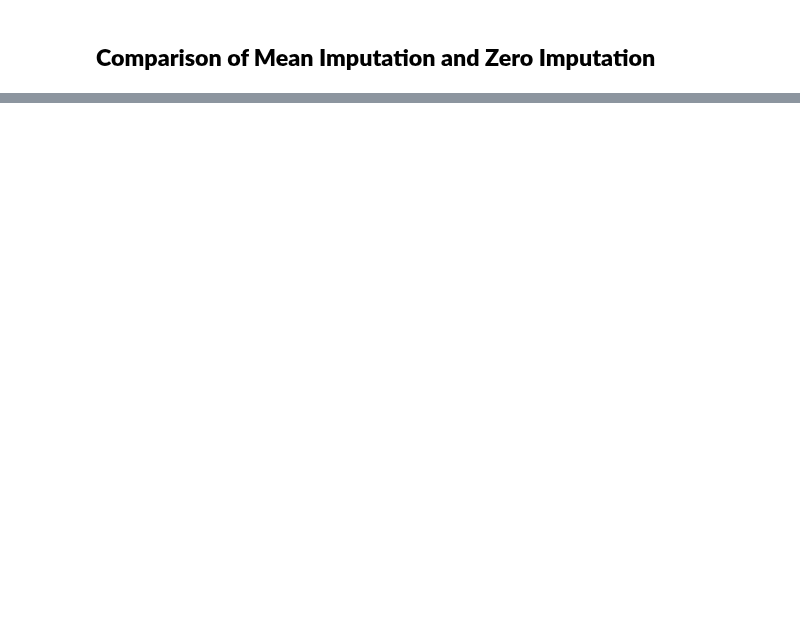
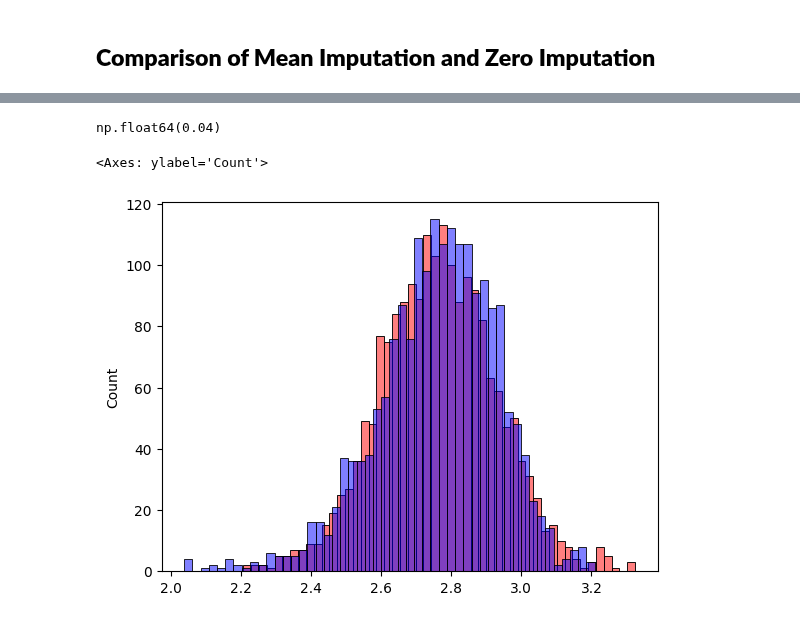
Before and after one commit to h-sutiwas/machine-learning-journey, a Jupyter notebook: 02-regression/homework/homework2.ipynb, the cells around one changed output, grey strips where cells are left out. Cells and saved outputs as stored; diff of their text form; code cells hidden in the pictures; blank space fills up the shorter version.

Commit message:
Comparison of Mean and Zero imputation - Result : Given the same RMSE

```diff
--- a/02-regression/homework/homework2.ipynb
+++ b/02-regression/homework/homework2.ipynb
@@ -125,2 +166,34 @@ trainSet, valSet, testSet = trainValidateTest_Shuffle(usedFeats, 0.2, 42)
 # %% [markdown]
 ## **Comparison of Mean Imputation and Zero Imputation**
+# %%
+def prepareX(df : pd.DataFrame, fillna : str = 'zero'):
+
+    df_copy = df.copy()
+
+    if fillna.lower() == 'zero':
+        df_copy.horsepower = df_copy.horsepower.fillna(0)
+    elif fillna.lower() == 'mean':
+        df_copy.horsepower = df_copy.horsepower.fillna(df_copy.horsepower.mean())
+
+    X = df_copy.values
+
+    return X
+
+def trainingLinearRegression(X, y):
+    ones = np.ones(X.shape[0])
+    X = np.column_stack([ones, X])
+
+    XTX = X.T.dot(X)
+    XTX_inv = np.linalg.inv(XTX)
+    XTX.dot(XTX_inv).round(1) # This is an example of the approximated matrix
+
+    w_full = XTX_inv.dot(X.T).dot(y)
+    w0 = w_full[0]
+    w_sub = w_full[1:]
+
+    return w0, w_sub
+
+def RMSE(y, y_pred):
+    se = (y - y_pred) ** 2
+    mse = se.mean()
+    return np.sqrt(mse)
@@ -126,0 +228,3 @@ trainSet, valSet, testSet = trainValidateTest_Shuffle(usedFeats, 0.2, 42)
+# %%
+X_train_mean = prepareX(trainSet, fillna='mean')
+X_train_mean
@@ -126,0 +240,15 @@ trainSet, valSet, testSet = trainValidateTest_Shuffle(usedFeats, 0.2, 42)
+# %%
+w0, w = trainingLinearRegression(X_train_mean, y_train)
+
+X_val_mean = prepareX(valSet, fillna='mean')
+y_pred_mean = w0 + X_val_mean.dot(w)
+
+np.round(RMSE(y_val, y_pred_mean), 2)
+# %% [output]
+np.float64(0.04)
+# %%
+sns.histplot(y_pred_mean, color='red', alpha=.5, bins=50)
+sns.histplot(y_val, color='blue', alpha=.5, bins=50)
+# %% [output]
+<Axes: ylabel='Count'>
+[figure, added]
```
Also changed, not shown: parts of 10 cells of this notebook.
